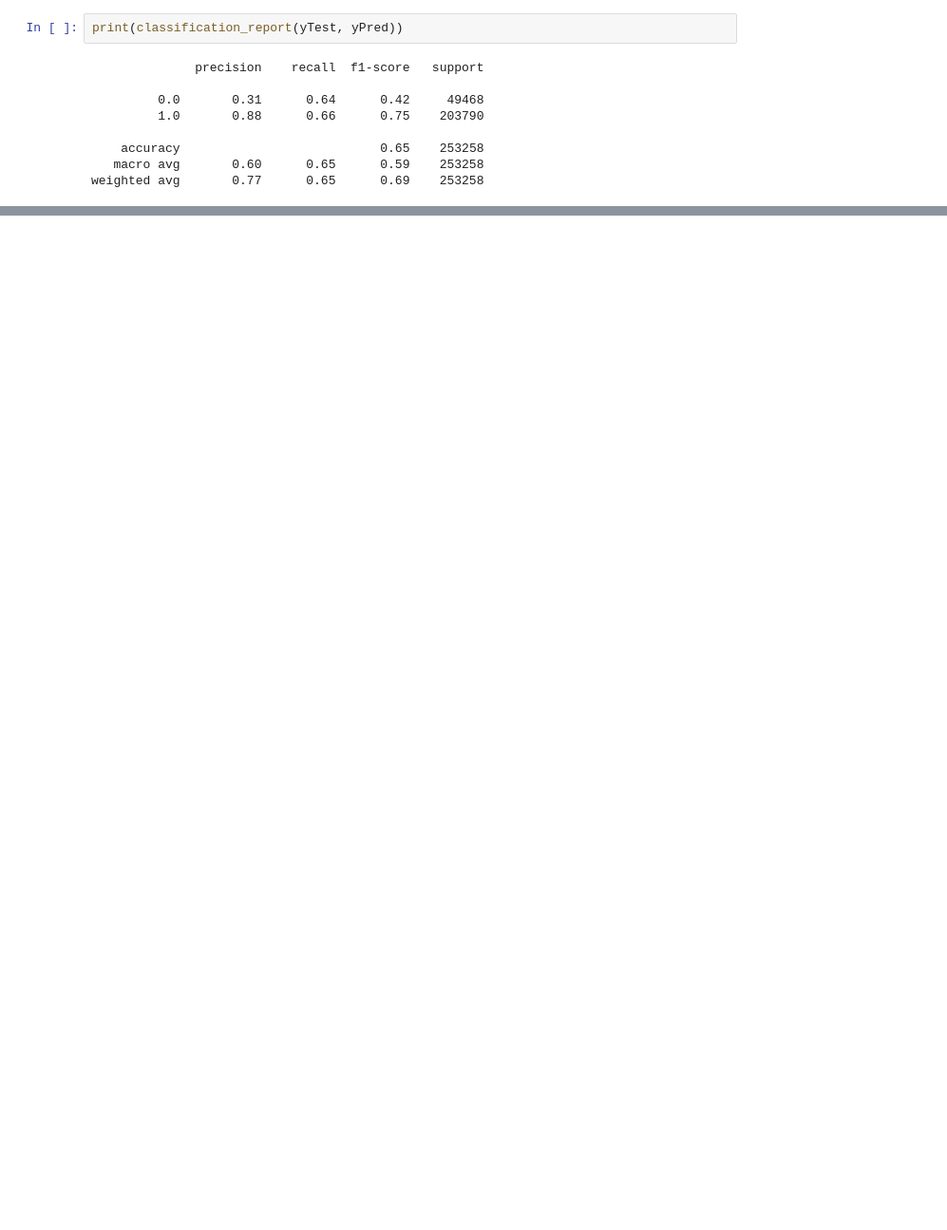
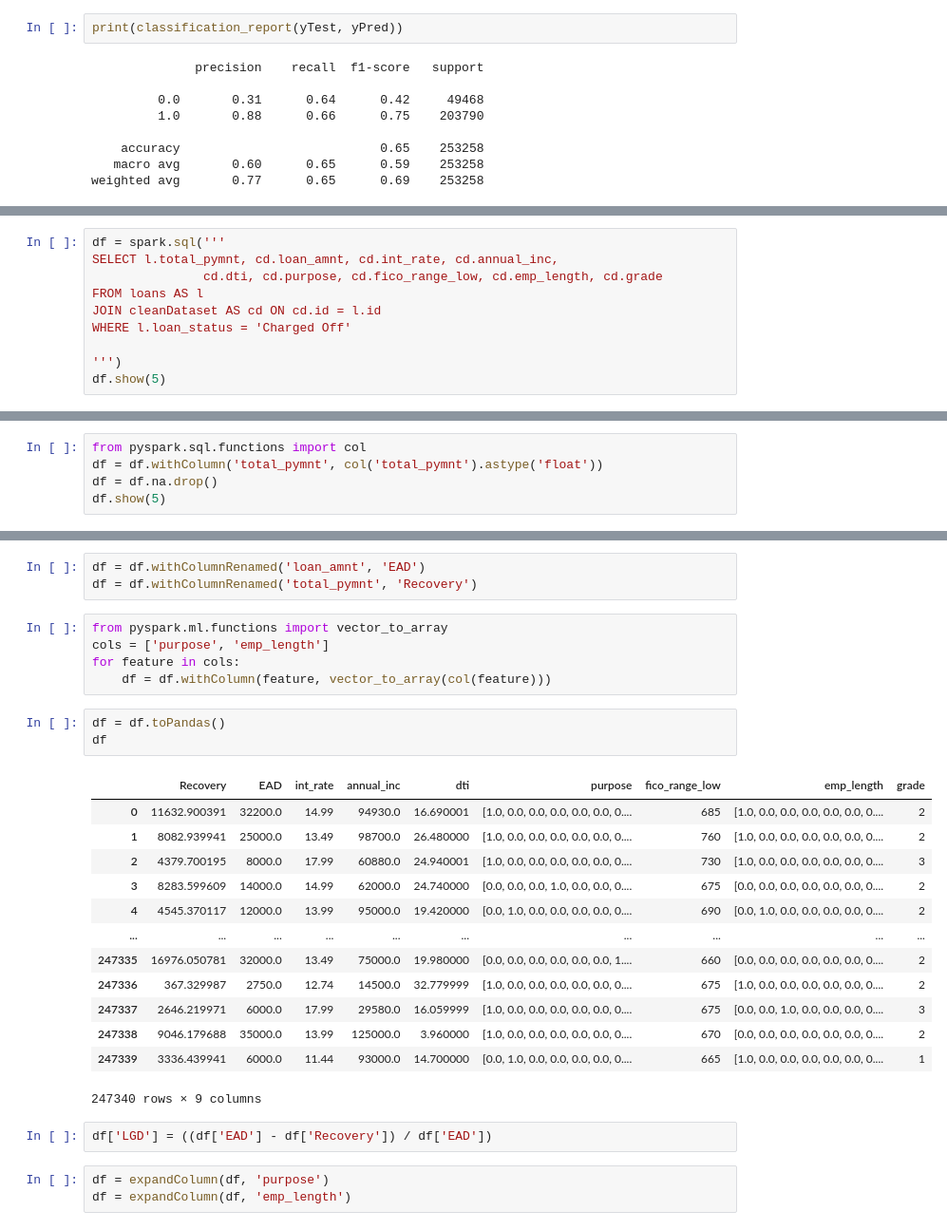
Before and after one commit to Ty-Tshiam/Credit-Risk-Project, a Jupyter notebook: CreditRisk.ipynb, the cells around one changed output, grey strips where cells are left out. Shown at 95% size. Saved outputs shown, nothing was run; the diff lists cells and outputs as text; blank space fills up the shorter version.

```diff
--- a/CreditRisk.ipynb
+++ b/CreditRisk.ipynb
@@ -698,0 +762,10 @@ ROC AUC Score: 0.7081307948903731
+# %%
+df = spark.sql('''
+SELECT l.total_pymnt, cd.loan_amnt, cd.int_rate, cd.annual_inc,
+               cd.dti, cd.purpose, cd.fico_range_low, cd.emp_length, cd.grade
+FROM loans AS l
+JOIN cleanDataset AS cd ON cd.id = l.id
+WHERE l.loan_status = 'Charged Off'
+
+''')
+df.show(5)
@@ -698,0 +783,5 @@ ROC AUC Score: 0.7081307948903731
+# %%
+from pyspark.sql.functions import col
+df = df.withColumn('total_pymnt', col('total_pymnt').astype('float'))
+df = df.na.drop()
+df.show(5)
@@ -698,0 +799,30 @@ ROC AUC Score: 0.7081307948903731
+# %%
+df = df.withColumnRenamed('loan_amnt', 'EAD')
+df = df.withColumnRenamed('total_pymnt', 'Recovery')
+# %%
+from pyspark.ml.functions import vector_to_array
+cols = ['purpose', 'emp_length']
+for feature in cols:
+    df = df.withColumn(feature, vector_to_array(col(feature)))
+# %%
+df = df.toPandas()
+df
+# %% [output]
+|  | Recovery | EAD | int_rate | annual_inc | dti | purpose | fico_range_low | emp_length | grade |
+| 0 | 11632.900391 | 32200.0 | 14.99 | 94930.0 | 16.690001 | [1.0, 0.0, 0.0, 0.0, 0.0, 0.0, 0.... | 685 | [1.0, 0.0, 0.0, 0.0, 0.0, 0.0, 0.... | 2 |
+| 1 | 8082.939941 | 25000.0 | 13.49 | 98700.0 | 26.480000 | [1.0, 0.0, 0.0, 0.0, 0.0, 0.0, 0.... | 760 | [1.0, 0.0, 0.0, 0.0, 0.0, 0.0, 0.... | 2 |
+| 2 | 4379.700195 | 8000.0 | 17.99 | 60880.0 | 24.940001 | [1.0, 0.0, 0.0, 0.0, 0.0, 0.0, 0.... | 730 | [1.0, 0.0, 0.0, 0.0, 0.0, 0.0, 0.... | 3 |
+| 3 | 8283.599609 | 14000.0 | 14.99 | 62000.0 | 24.740000 | [0.0, 0.0, 0.0, 1.0, 0.0, 0.0, 0.... | 675 | [0.0, 0.0, 0.0, 0.0, 0.0, 0.0, 0.... | 2 |
+| 4 | 4545.370117 | 12000.0 | 13.99 | 95000.0 | 19.420000 | [0.0, 1.0, 0.0, 0.0, 0.0, 0.0, 0.... | 690 | [0.0, 1.0, 0.0, 0.0, 0.0, 0.0, 0.... | 2 |
+| ... | ... | ... | ... | ... | ... | ... | ... | ... | ... |
+| 247335 | 16976.050781 | 32000.0 | 13.49 | 75000.0 | 19.980000 | [0.0, 0.0, 0.0, 0.0, 0.0, 0.0, 1.... | 660 | [0.0, 0.0, 0.0, 0.0, 0.0, 0.0, 0.... | 2 |
+| 247336 | 367.329987 | 2750.0 | 12.74 | 14500.0 | 32.779999 | [1.0, 0.0, 0.0, 0.0, 0.0, 0.0, 0.... | 675 | [1.0, 0.0, 0.0, 0.0, 0.0, 0.0, 0.... | 2 |
+| 247337 | 2646.219971 | 6000.0 | 17.99 | 29580.0 | 16.059999 | [1.0, 0.0, 0.0, 0.0, 0.0, 0.0, 0.... | 675 | [0.0, 0.0, 1.0, 0.0, 0.0, 0.0, 0.... | 3 |
+| 247338 | 9046.179688 | 35000.0 | 13.99 | 125000.0 | 3.960000 | [1.0, 0.0, 0.0, 0.0, 0.0, 0.0, 0.... | 670 | [0.0, 0.0, 0.0, 0.0, 0.0, 0.0, 0.... | 2 |
+| 247339 | 3336.439941 | 6000.0 | 11.44 | 93000.0 | 14.700000 | [0.0, 1.0, 0.0, 0.0, 0.0, 0.0, 0.... | 665 | [1.0, 0.0, 0.0, 0.0, 0.0, 0.0, 0.... | 1 |
+247340 rows × 9 columns
+# %%
+df['LGD'] = ((df['EAD'] - df['Recovery']) / df['EAD'])
+# %%
+df = expandColumn(df, 'purpose')
+df = expandColumn(df, 'emp_length')
```
Also changed, not shown: parts of 54 cells of this notebook, 53 other files.
